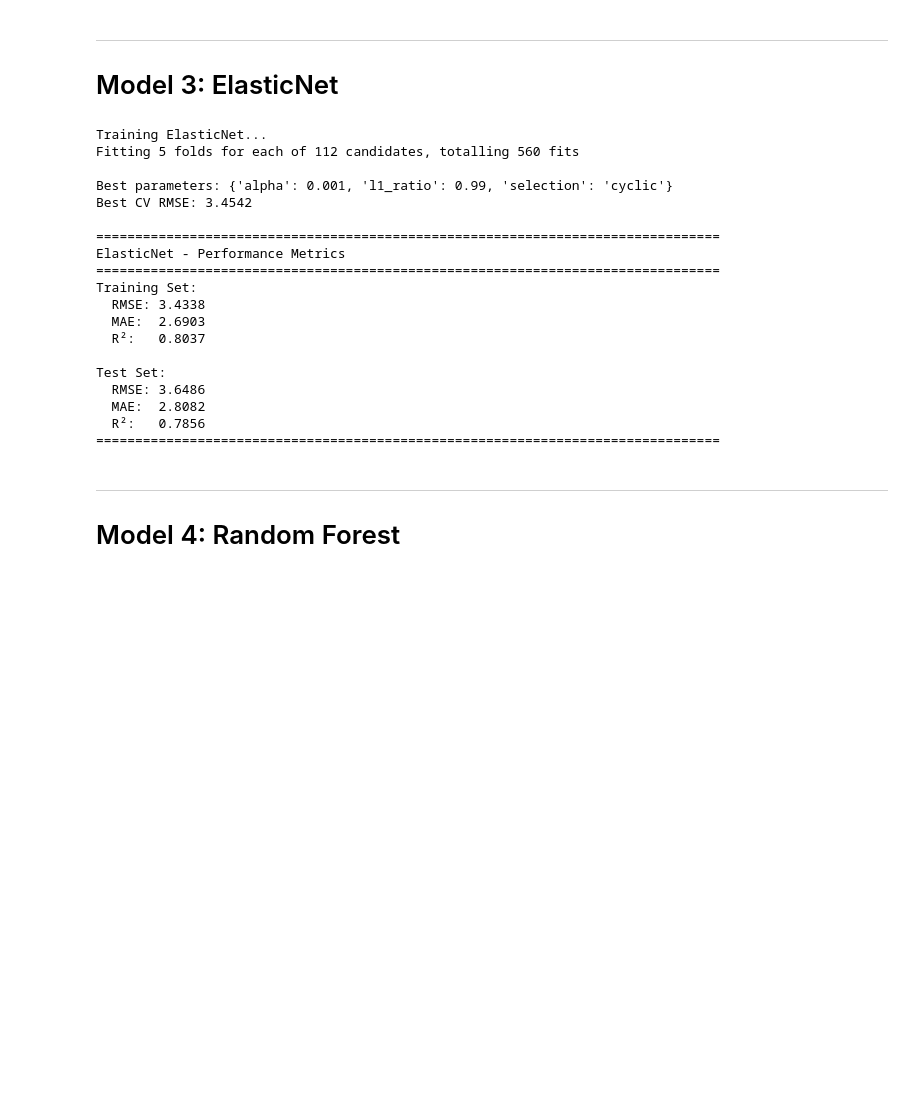
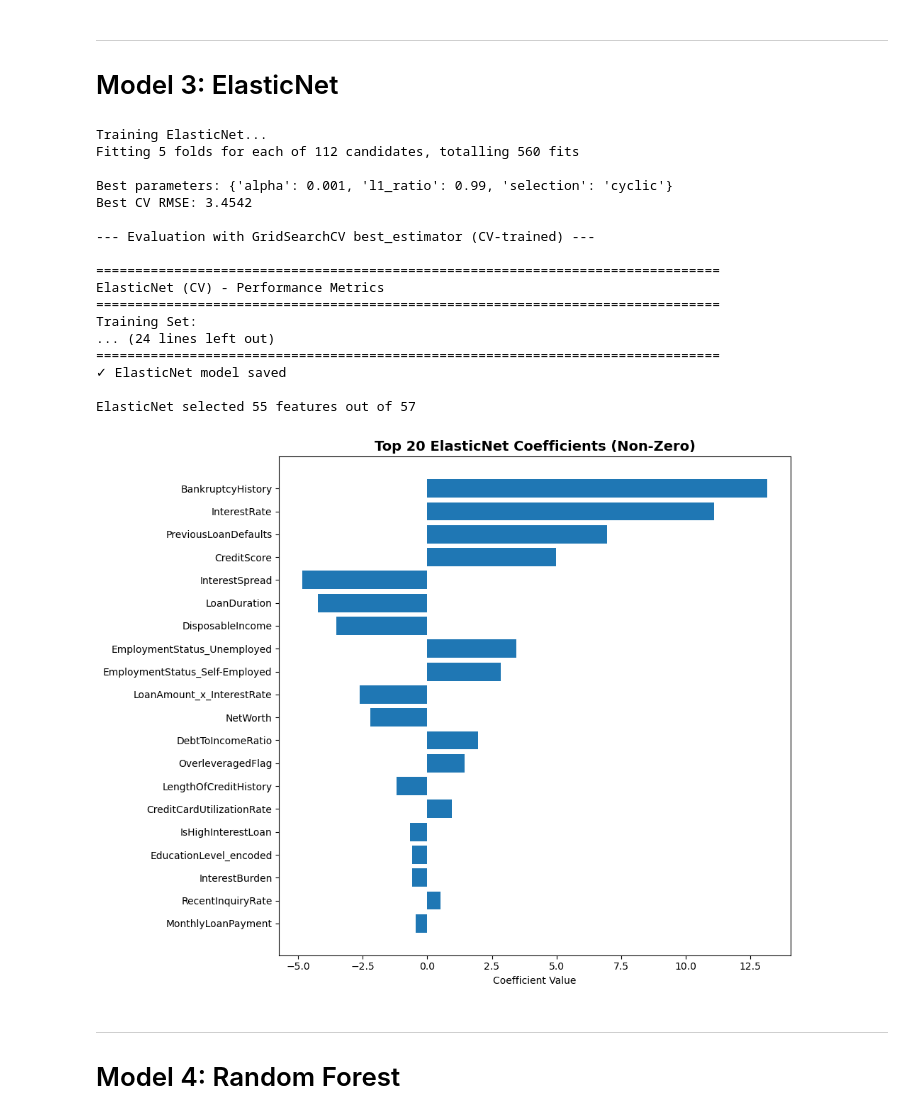
Before and after one commit to DXDXdada/isf_25_26_machine_learning_projet, a Jupyter notebook: notebooks/04_model_training.ipynb, the cells around one changed output. Saved outputs shown, nothing was run; the diff lists cells and outputs as text; code cells hidden in the pictures; blank space fills up the shorter version.

```diff
--- a/notebooks/04_model_training.ipynb
+++ b/notebooks/04_model_training.ipynb
@@ -277,44 +362,84 @@ elasticnet_grid = GridSearchCV(
     elasticnet_params,
     cv=kfold,
     scoring='neg_root_mean_squared_error',
     n_jobs=-1,
     verbose=2
 )
 
 elasticnet_grid.fit(X_train_linear, y_train_linear)
 
 print(f"\nBest parameters: {elasticnet_grid.best_params_}")
 print(f"Best CV RMSE: {-elasticnet_grid.best_score_:.4f}")
 
-# Evaluate
-elasticnet_best = elasticnet_grid.best_estimator_
+# Evaluate GridSearchCV best estimator (trained on CV folds)
+print("\n--- Evaluation with GridSearchCV best_estimator (CV-trained) ---")
+elasticnet_cv = elasticnet_grid.best_estimator_
+elasticnet_cv_metrics = evaluate_model(
+    elasticnet_cv,
+    X_train_linear, y_train_linear,
+    X_test_linear, y_test_linear,
+    'ElasticNet (CV)'
+)
+
+# Retrain on full training data with best hyperparameters
+print("\n--- Retraining on full training data ---")
+elasticnet_best = ElasticNet(**elasticnet_grid.best_params_, random_state=R_seed, max_iter=10000)
+elasticnet_best.fit(X_train_linear, y_train_linear)
+
+# Evaluate full retrained model
 elasticnet_metrics = evaluate_model(
     elasticnet_best,
     X_train_linear, y_train_linear,
     X_test_linear, y_test_linear,
     'ElasticNet'
+
 )
 all_results.append(elasticnet_metrics)
+
+# Save model immediately
+os.makedirs('../models', exist_ok=True)
+with open('../models/elasticnet_best.pkl', 'wb') as f:
+    pickle.dump(elasticnet_best, f)
+with open('../models/elasticnet_gridsearch.pkl', 'wb') as f:
+    pickle.dump(elasticnet_grid, f)
+print("✓ ElasticNet model saved")
+
+# Feature importance (coefficients)
+feature_names = data_linear['feature_names'] if 'feature_names' in data_linear else [f'Feature_{i}' for i in range(X_train_linear.shape[1])]
+
+elasticnet_coef = pd.DataFrame({
+    'Feature': feature_names,
+    'Coefficient': elasticnet_best.coef_
+})
+selected_features = elasticnet_coef[elasticnet_coef['Coefficient'] != 0].sort_values('Coefficient', key=abs, ascending=False).head(20)
+print(f"\nElasticNet selected {len(elasticnet_coef[elasticnet_coef['Coefficient'] != 0])} features out of {len(elasticnet_coef)}")
+
+plt.figure(figsize=(10, 8))
+plt.barh(selected_features['Feature'], selected_features['Coefficient'])
+plt.xlabel('Coefficient Value')
+plt.title('Top 20 ElasticNet Coefficients (Non-Zero)', fontsize=14, fontweight='bold')
+plt.gca().invert_yaxis()
+plt.tight_layout()
+plt.show()
 # %% [output]
 Training ElasticNet...
 Fitting 5 folds for each of 112 candidates, totalling 560 fits
 
 Best parameters: {'alpha': 0.001, 'l1_ratio': 0.99, 'selection': 'cyclic'}
 Best CV RMSE: 3.4542
 
+--- Evaluation with GridSearchCV best_estimator (CV-trained) ---
+
 ================================================================================
-ElasticNet - Performance Metrics
+ElasticNet (CV) - Performance Metrics
 ================================================================================
 Training Set:
-  RMSE: 3.4338
-  MAE:  2.6903
-  R²:   0.8037
+... (24 lines left out)
+================================================================================
+✓ ElasticNet model saved
 
-Test Set:
-  RMSE: 3.6486
-  MAE:  2.8082
-  R²:   0.7856
-================================================================================
+ElasticNet selected 55 features out of 57
+[figure, added]
 # %% [markdown]
 ---
 # Model 4: Random Forest
```
Also changed, not shown: parts of 20 cells of this notebook, 5 other files.
